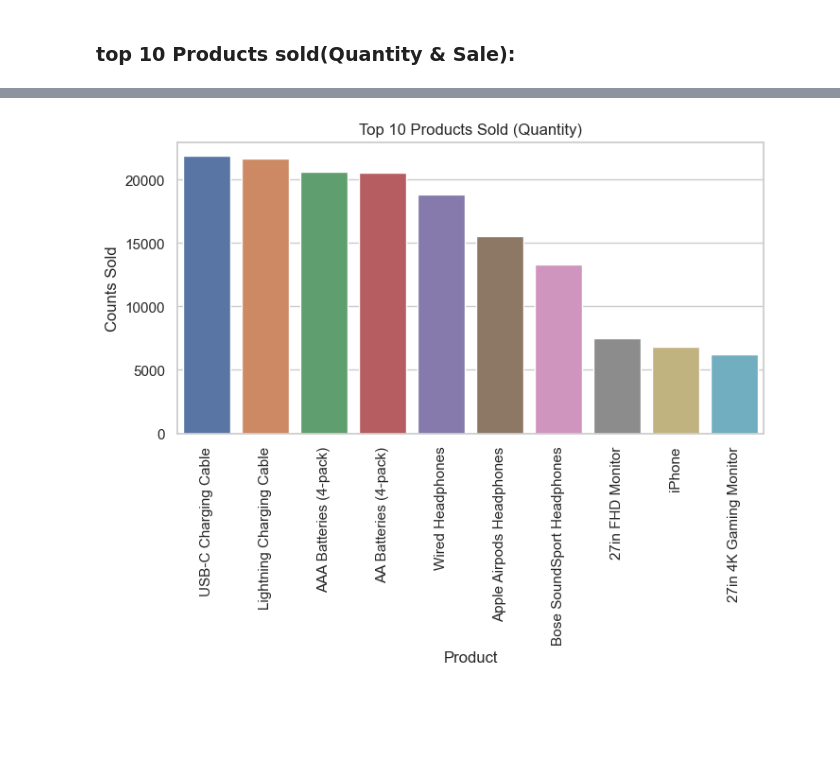
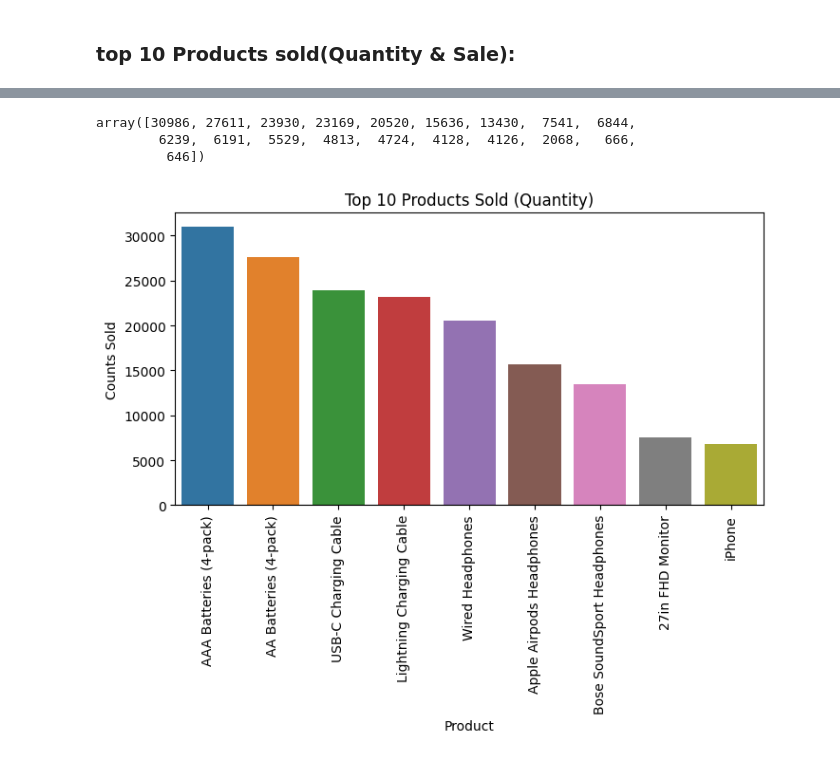
Before and after one commit to MiladAraji/Sale-Data-Analysis, a Jupyter notebook: Project.ipynb, the cells around one changed output, grey strips where cells are left out. Cells and saved outputs as stored; diff of their text form; code cells hidden in the pictures; blank space fills up the shorter version.

```diff
--- a/Project.ipynb
+++ b/Project.ipynb
@@ -291,12 +271,19 @@ Name: count, dtype: int64
+# %%
+top10Q=df.groupby('Product')['Quantity_Ordered'].sum()
+top10Q.sort_values(ascending=False).values
+# %% [output]
+array([30986, 27611, 23930, 23169, 20520, 15636, 13430,  7541,  6844,
+        6239,  6191,  5529,  4813,  4724,  4128,  4126,  2068,   666,
+         646])
 # %%
 Top10p=plt.figure(figsize=(8,4))
-sns.countplot(data=df,x=df['Product'],order=df['Product'].value_counts().sort_values(ascending=False).index[:10])
+sns.barplot(x=top10Q.index,y=top10Q.values,order=top10Q.sort_values(ascending=False).index[:9])
 plt.xticks(rotation=90)
 plt.title('Top 10 Products Sold (Quantity)')
 plt.ylabel('Counts Sold')
 plt.show()
 # %% [output]
-[figure, old version]
+[figure, new version]
 # %%
 Top10Sold=df.groupby('Product')['Sales'].sum()
 ax=sns.barplot(x=Top10Sold.index,y=Top10Sold.values,order=Top10Sold.sort_values(ascending=False).index[:10])
```
Also changed, not shown: parts of 13 cells of this notebook.
